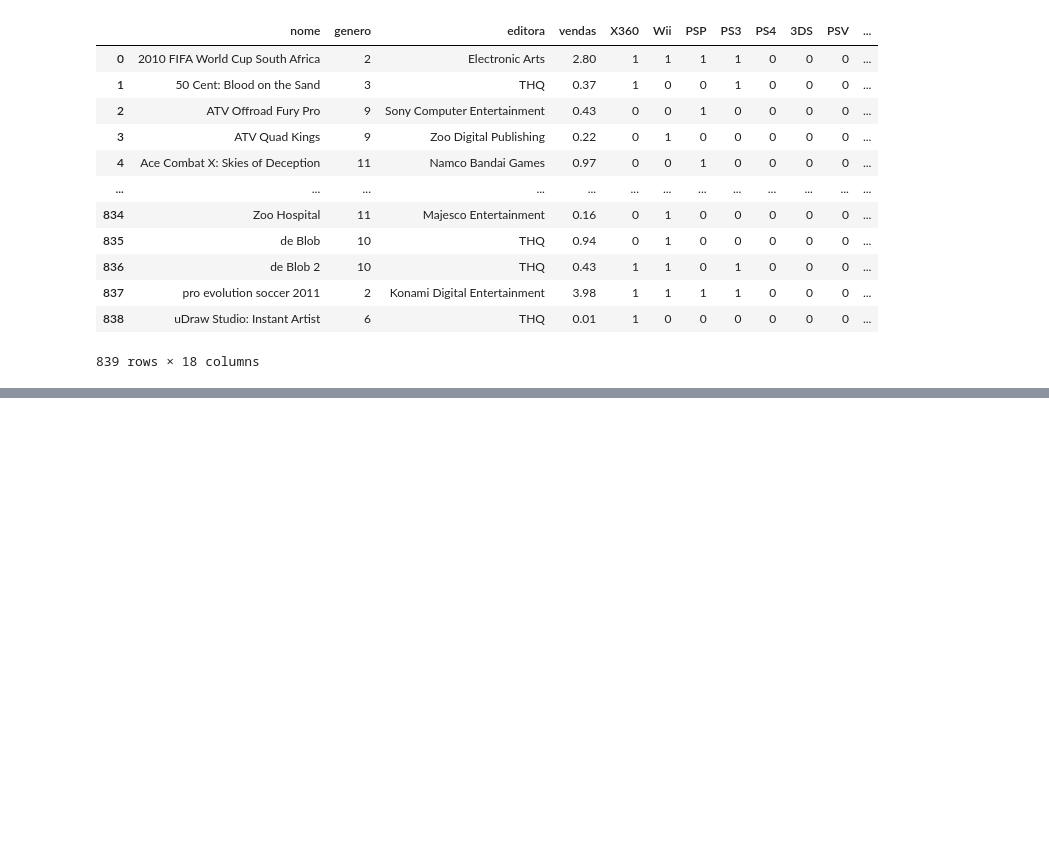
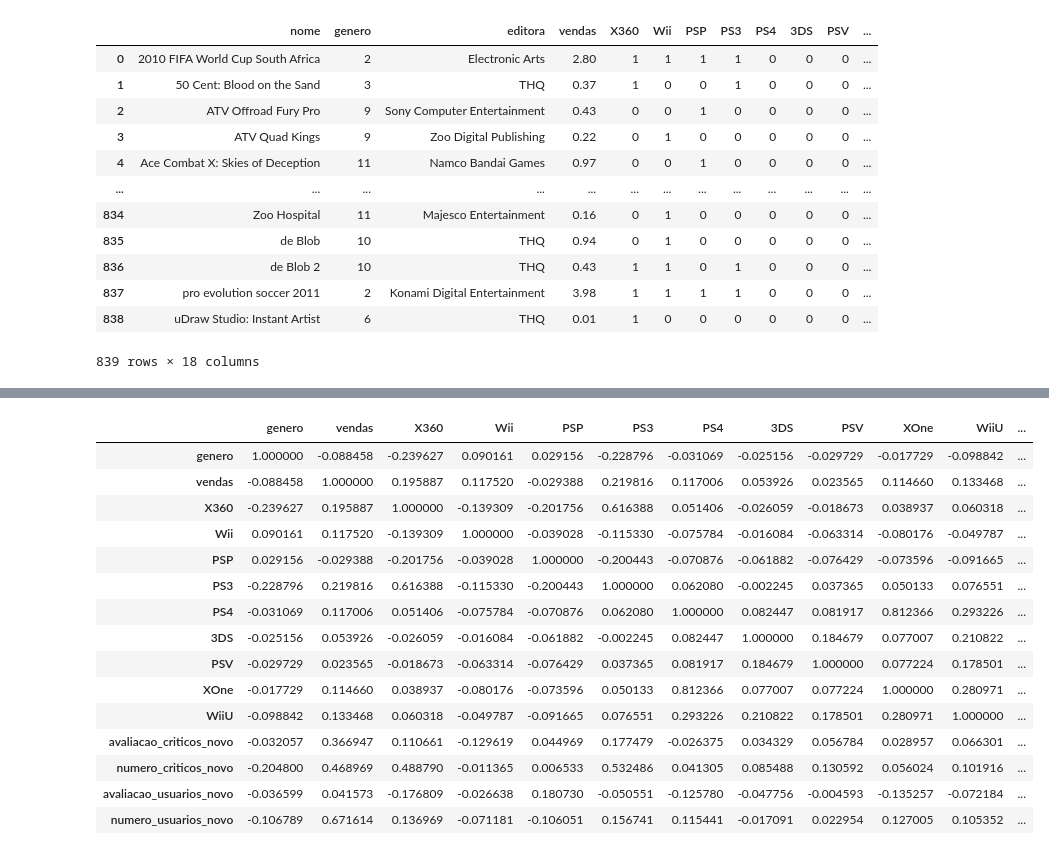
Before and after one commit to thiago9864/mineracao_dados, a Jupyter notebook: Trabalho_3_Dupla_21.ipynb, the cells around one changed output, grey strips where cells are left out. Drawn from its saved outputs; the diff is of its cells as text; code cells hidden in the pictures; blank space fills up the shorter version.

```diff
--- a/Trabalho_3_Dupla_21.ipynb
+++ b/Trabalho_3_Dupla_21.ipynb
@@ -360,0 +374,19 @@ df_novo
+# %%
+df_novo.corr()
+# %% [output]
+|  | genero | vendas | X360 | Wii | PSP | PS3 | PS4 | 3DS | PSV | XOne | WiiU | ... |
+| genero | 1.000000 | -0.088458 | -0.239627 | 0.090161 | 0.029156 | -0.228796 | -0.031069 | -0.025156 | -0.029729 | -0.017729 | -0.098842 | ... |
+| vendas | -0.088458 | 1.000000 | 0.195887 | 0.117520 | -0.029388 | 0.219816 | 0.117006 | 0.053926 | 0.023565 | 0.114660 | 0.133468 | ... |
+| X360 | -0.239627 | 0.195887 | 1.000000 | -0.139309 | -0.201756 | 0.616388 | 0.051406 | -0.026059 | -0.018673 | 0.038937 | 0.060318 | ... |
+| Wii | 0.090161 | 0.117520 | -0.139309 | 1.000000 | -0.039028 | -0.115330 | -0.075784 | -0.016084 | -0.063314 | -0.080176 | -0.049787 | ... |
+| PSP | 0.029156 | -0.029388 | -0.201756 | -0.039028 | 1.000000 | -0.200443 | -0.070876 | -0.061882 | -0.076429 | -0.073596 | -0.091665 | ... |
+| PS3 | -0.228796 | 0.219816 | 0.616388 | -0.115330 | -0.200443 | 1.000000 | 0.062080 | -0.002245 | 0.037365 | 0.050133 | 0.076551 | ... |
+| PS4 | -0.031069 | 0.117006 | 0.051406 | -0.075784 | -0.070876 | 0.062080 | 1.000000 | 0.082447 | 0.081917 | 0.812366 | 0.293226 | ... |
+| 3DS | -0.025156 | 0.053926 | -0.026059 | -0.016084 | -0.061882 | -0.002245 | 0.082447 | 1.000000 | 0.184679 | 0.077007 | 0.210822 | ... |
+| PSV | -0.029729 | 0.023565 | -0.018673 | -0.063314 | -0.076429 | 0.037365 | 0.081917 | 0.184679 | 1.000000 | 0.077224 | 0.178501 | ... |
+| XOne | -0.017729 | 0.114660 | 0.038937 | -0.080176 | -0.073596 | 0.050133 | 0.812366 | 0.077007 | 0.077224 | 1.000000 | 0.280971 | ... |
+| WiiU | -0.098842 | 0.133468 | 0.060318 | -0.049787 | -0.091665 | 0.076551 | 0.293226 | 0.210822 | 0.178501 | 0.280971 | 1.000000 | ... |
+| avaliacao_criticos_novo | -0.032057 | 0.366947 | 0.110661 | -0.129619 | 0.044969 | 0.177479 | -0.026375 | 0.034329 | 0.056784 | 0.028957 | 0.066301 | ... |
+| numero_criticos_novo | -0.204800 | 0.468969 | 0.488790 | -0.011365 | 0.006533 | 0.532486 | 0.041305 | 0.085488 | 0.130592 | 0.056024 | 0.101916 | ... |
+| avaliacao_usuarios_novo | -0.036599 | 0.041573 | -0.176809 | -0.026638 | 0.180730 | -0.050551 | -0.125780 | -0.047756 | -0.004593 | -0.135257 | -0.072184 | ... |
+| numero_usuarios_novo | -0.106789 | 0.671614 | 0.136969 | -0.071181 | -0.106051 | 0.156741 | 0.115441 | -0.017091 | 0.022954 | 0.127005 | 0.105352 | ... |
```
Also changed, not shown: parts of 5 cells of this notebook.
